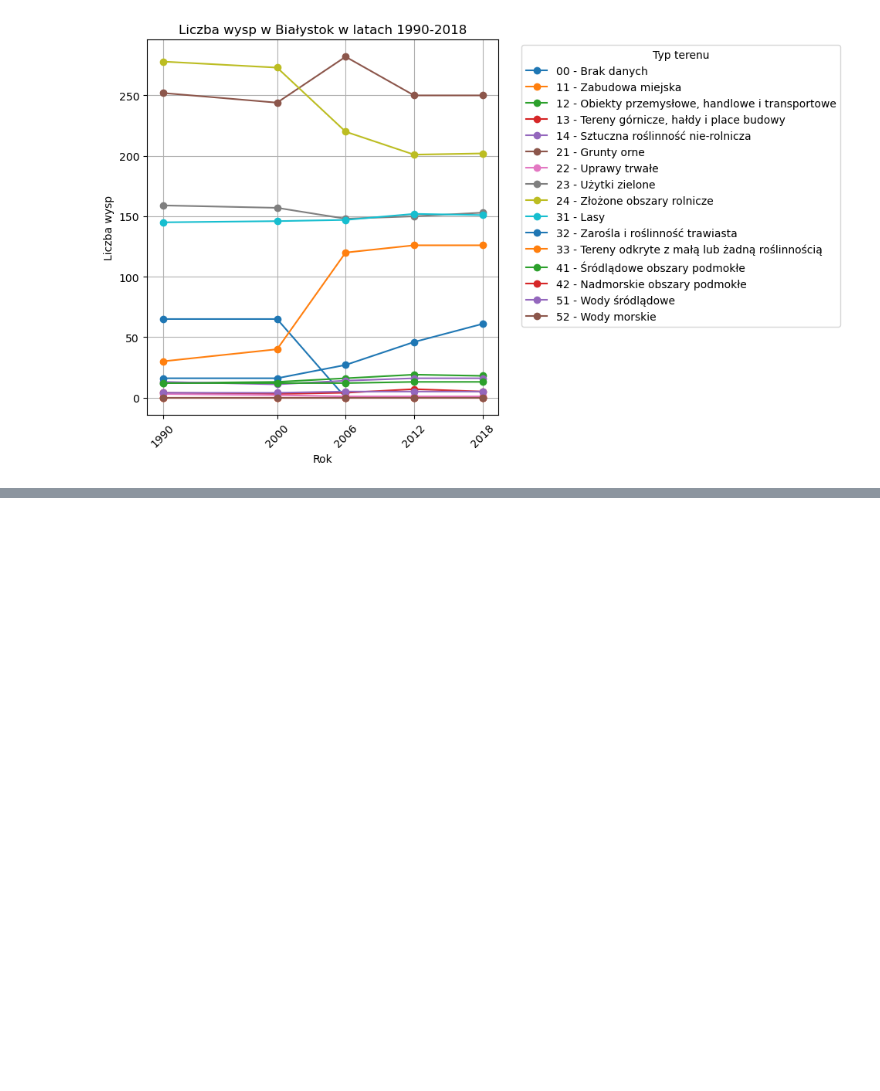
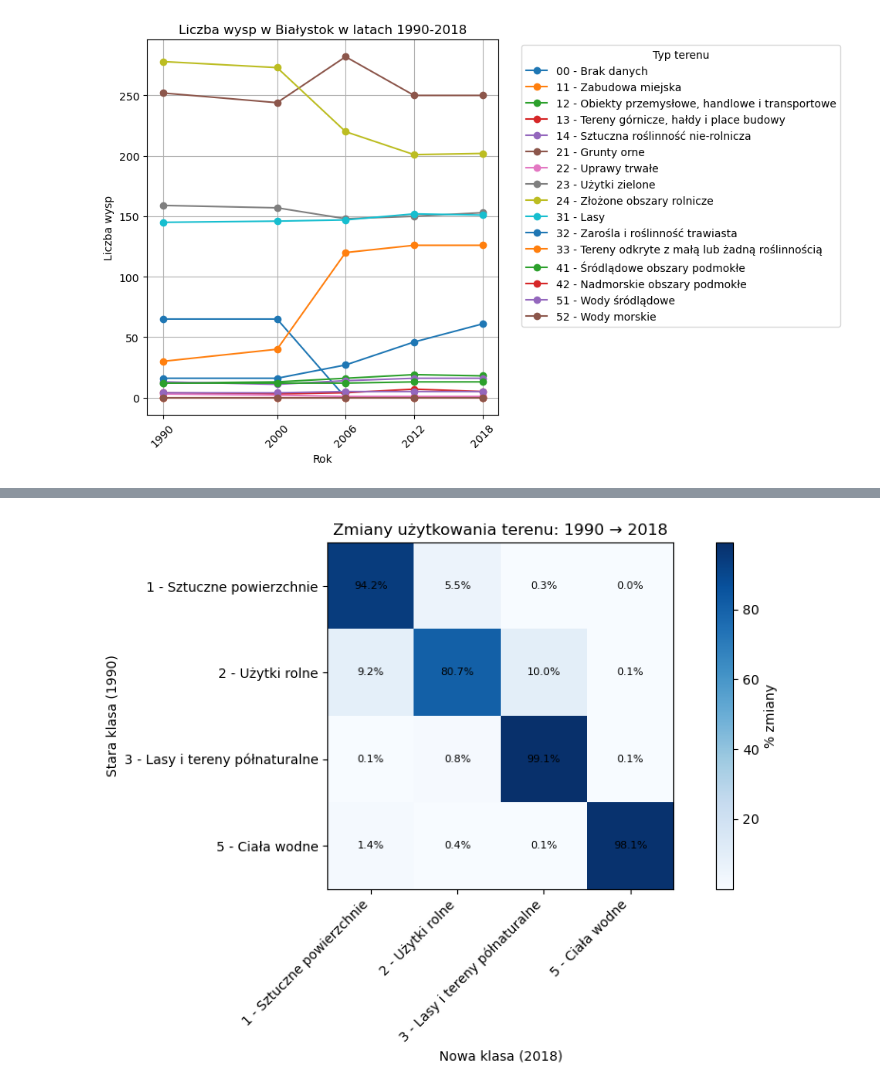
Before and after one commit to eo-agh/daes-project-2425-trzywarstwowa-grupa, a Jupyter notebook: notebooks/analytical_notebook.ipynb, the cells around one changed output, grey strips where cells are left out. Cells and saved outputs as stored; diff of their text form; code cells hidden in the pictures; blank space fills up the shorter version.

```diff
--- a/notebooks/analytical_notebook.ipynb
+++ b/notebooks/analytical_notebook.ipynb
@@ -215,0 +239,4 @@ df_islands_2= LCV.seperate_classes(LUCA.level_2_legend_desc.values(), years, Bia
+# %%
+LCV.plot_land_use_change_matrix_matplotlib(dfs=Rzeszow.dfs, year_from=1990, year_to=2018, class_column='class_lvl_1')
+# %% [output]
+[figure, added]
```
Also changed, not shown: parts of 4 cells of this notebook, 4 other files.
